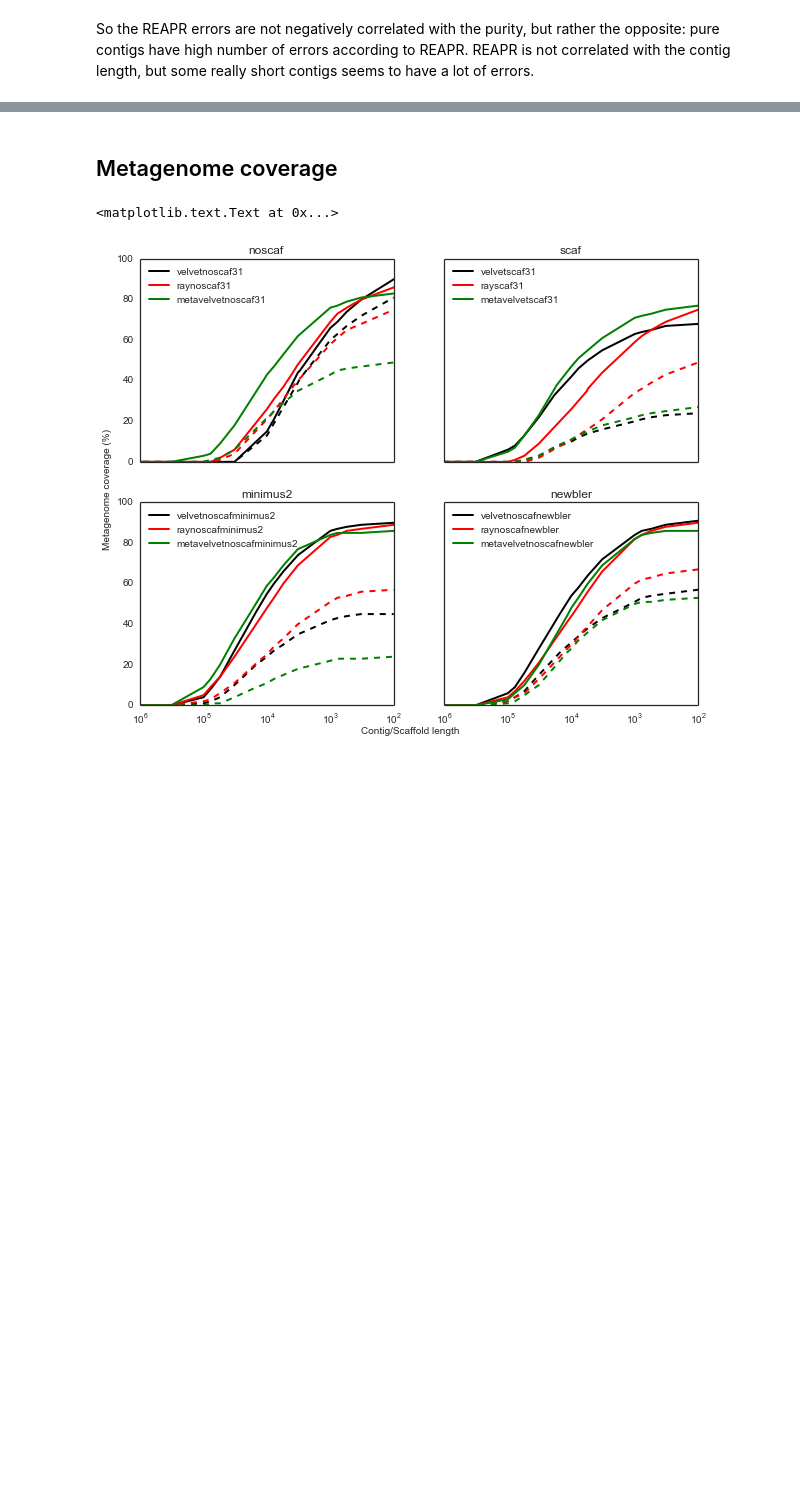
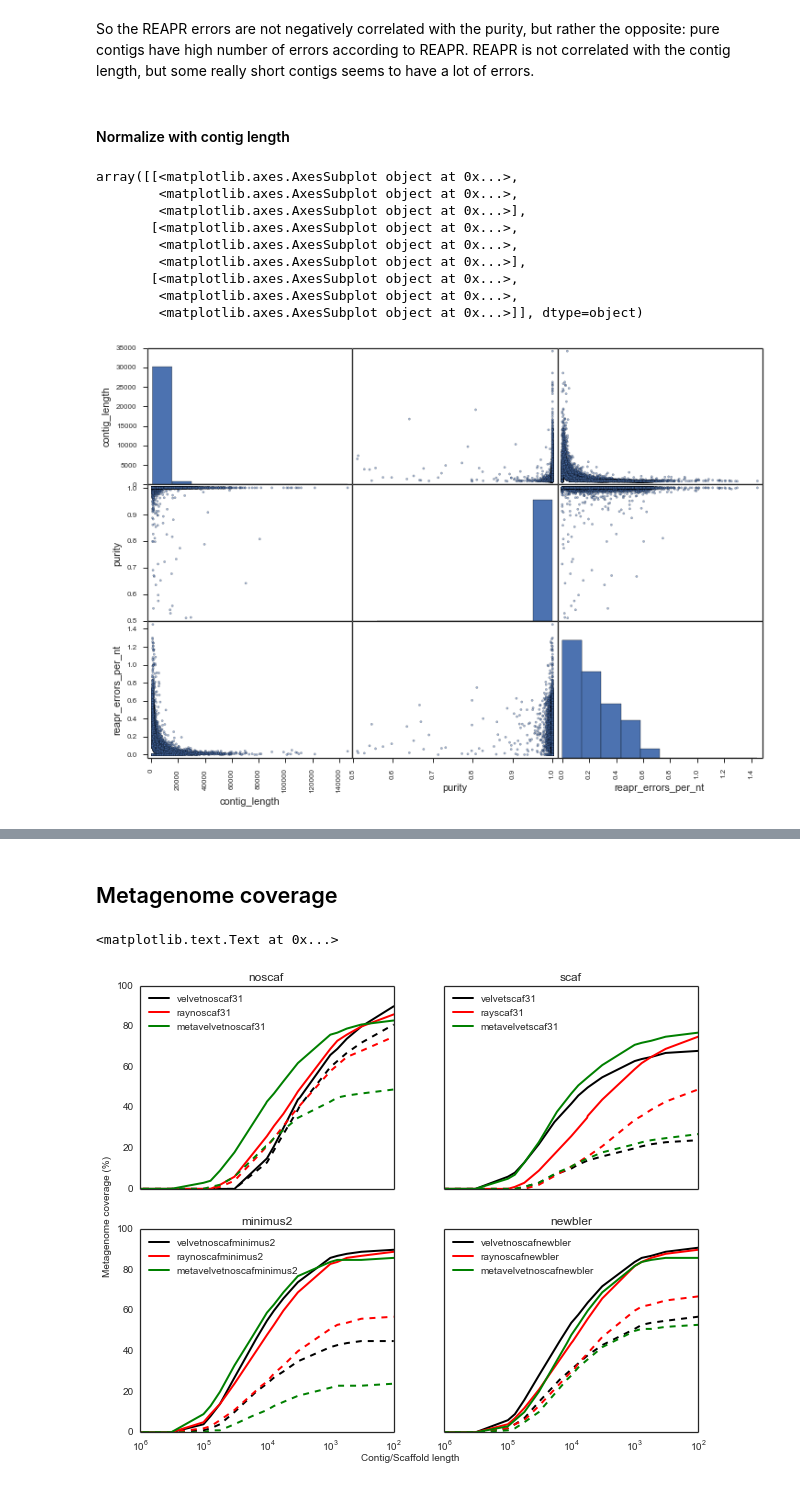
Before and after one commit to alneberg/masmvali-publication, a Jupyter notebook: notebooks/LIMS1884-filtered-pairs-assemblies-2.ipynb, the cells around one changed output, grey strips where cells are left out. Saved outputs shown, nothing was run; the diff lists cells and outputs as text; code cells hidden in the pictures; blank space fills up the shorter version.

```diff
--- a/notebooks/LIMS1884-filtered-pairs-assemblies-2.ipynb
+++ b/notebooks/LIMS1884-filtered-pairs-assemblies-2.ipynb
@@ -394,2 +414,21 @@ array([[<matplotlib.axes.AxesSubplot object at 0x...>,
 # %% [markdown]
 So the REAPR errors are not negatively correlated with the purity, but rather the opposite: pure contigs have high number of errors according to REAPR. REAPR is not correlated with the contig length, but some really short contigs seems to have a lot of errors.
+# %% [markdown]
+#### Normalize with contig length
+# %%
+creapr["errors_per_nt"] = creapr.errors.divide(rns31purdf.contig_length)
+plt_df = pd.DataFrame({'reapr_errors_per_nt': creapr["errors_per_nt"].drop("WHOLE-ASSEMBLY"),
+                       'purity': rns31purdf['max_aln_purity'],
+                       'contig_length': rns31purdf['contig_length']})
+pd.scatter_matrix(plt_df[plt_df['contig_length'] >= 1000], figsize=(12,8))
+# %% [output]
+array([[<matplotlib.axes.AxesSubplot object at 0x...>,
+        <matplotlib.axes.AxesSubplot object at 0x...>,
+        <matplotlib.axes.AxesSubplot object at 0x...>],
+       [<matplotlib.axes.AxesSubplot object at 0x...>,
+        <matplotlib.axes.AxesSubplot object at 0x...>,
+        <matplotlib.axes.AxesSubplot object at 0x...>],
+       [<matplotlib.axes.AxesSubplot object at 0x...>,
+        <matplotlib.axes.AxesSubplot object at 0x...>,
+        <matplotlib.axes.AxesSubplot object at 0x...>]], dtype=object)
+[figure, added]
```
Also changed, not shown: parts of 10 cells of this notebook.
